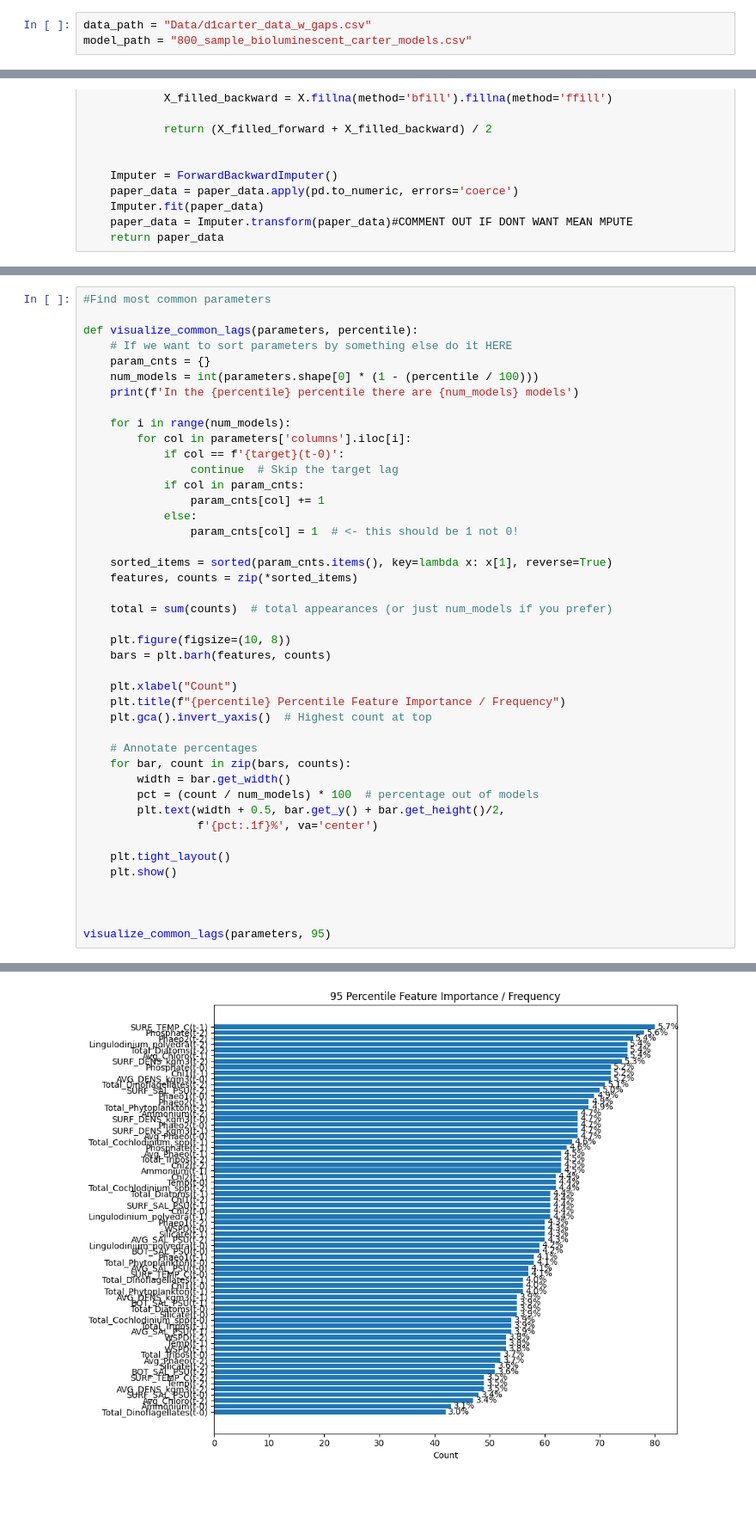
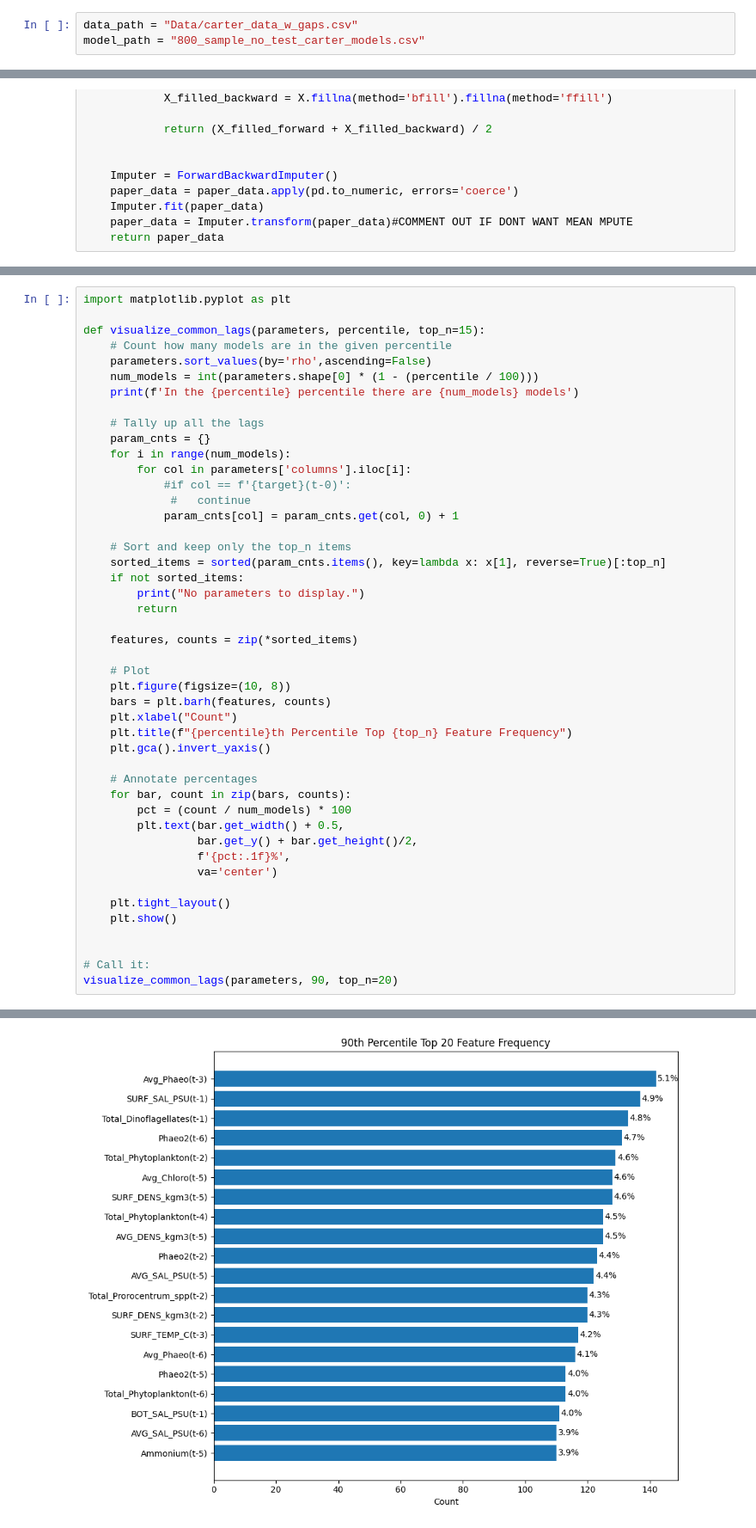
Before and after one commit to aparaselli/HAB-Prediction-Research, a Jupyter notebook: Code/model_analysis.ipynb, the cells around one changed output, grey strips where cells are left out. Shown at 86% size. Drawn from its saved outputs; the diff is of its cells as text; blank space fills up the shorter version.

```diff
--- a/Code/model_analysis.ipynb
+++ b/Code/model_analysis.ipynb
@@ -37,8 +37,8 @@ warnings.filterwarnings("ignore",
     message="A worker stopped while some jobs were given to the executor.",
     module="joblib.externals.loky.process_executor")
 # %%
-data_path = "Data/d1carter_data_w_gaps.csv"
-model_path = "800_sample_bioluminescent_carter_models.csv"
+data_path = "Data/carter_data_w_gaps.csv"
+model_path = "800_sample_no_test_carter_models.csv"
 # %%
 def str_to_list(s):
     s = s.replace('nan', 'null')  # Replace 'nan' with 'null' for JSON compatibility
@@ -103,45 +103,48 @@ parameters
 27965 rows × 8 columns
 # %%
-#Find most common parameters
+import matplotlib.pyplot as plt
 
-def visualize_common_lags(parameters, percentile):
-    # If we want to sort parameters by something else do it HERE
-    param_cnts = {}
+def visualize_common_lags(parameters, percentile, top_n=15):
+    # Count how many models are in the given percentile
+    parameters.sort_values(by='rho',ascending=False)
     num_models = int(parameters.shape[0] * (1 - (percentile / 100)))
     print(f'In the {percentile} percentile there are {num_models} models')
 
+    # Tally up all the lags
+    param_cnts = {}
     for i in range(num_models):
         for col in parameters['columns'].iloc[i]:
-            if col == f'{target}(t-0)':
-                continue  # Skip the target lag
-            if col in param_cnts:
-                param_cnts[col] += 1
-            else:
-                param_cnts[col] = 1  # <- this should be 1 not 0!
+            #if col == f'{target}(t-0)':
+             #   continue
+            param_cnts[col] = param_cnts.get(col, 0) + 1
 
-    sorted_items = sorted(param_cnts.items(), key=lambda x: x[1], reverse=True)
+    # Sort and keep only the top_n items
+    sorted_items = sorted(param_cnts.items(), key=lambda x: x[1], reverse=True)[:top_n]
+    if not sorted_items:
+        print("No parameters to display.")
+        return
+
     features, counts = zip(*sorted_items)
 
-    total = sum(counts)  # total appearances (or just num_models if you prefer)
-
+    # Plot
     plt.figure(figsize=(10, 8))
     bars = plt.barh(features, counts)
-
     plt.xlabel("Count")
-    plt.title(f"{percentile} Percentile Feature Importance / Frequency")
-    plt.gca().invert_yaxis()  # Highest count at top
+    plt.title(f"{percentile}th Percentile Top {top_n} Feature Frequency")
+    plt.gca().invert_yaxis()
 
     # Annotate percentages
     for bar, count in zip(bars, counts):
-        width = bar.get_width()
-        pct = (count / num_models) * 100  # percentage out of models
-        plt.text(width + 0.5, bar.get_y() + bar.get_height()/2,
-                 f'{pct:.1f}%', va='center')
+        pct = (count / num_models) * 100
+        plt.text(bar.get_width() + 0.5,
+                 bar.get_y() + bar.get_height()/2,
+                 f'{pct:.1f}%',
+                 va='center')
 
     plt.tight_layout()
     plt.show()
 
 
-
-visualize_common_lags(parameters, 95)
+# Call it:
+visualize_common_lags(parameters, 90, top_n=20)
 # %% [output]
@@ -149,4 +152,4 @@ In the 95 percentile there are 1398 models
-[figure, old version]
+[figure, new version]
 # %%
 #Make prediction based on if p% of n models predict bloom
 def eval_ensemble(obs_blooms, pred_blooms):
```
Also changed, not shown: parts of 9 cells of this notebook, 14 other files.
